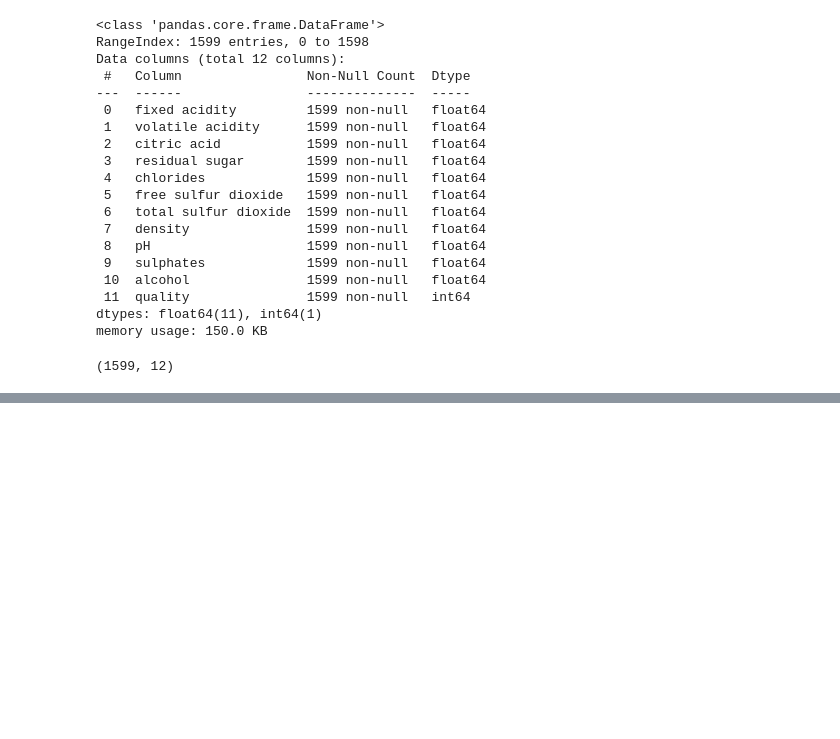
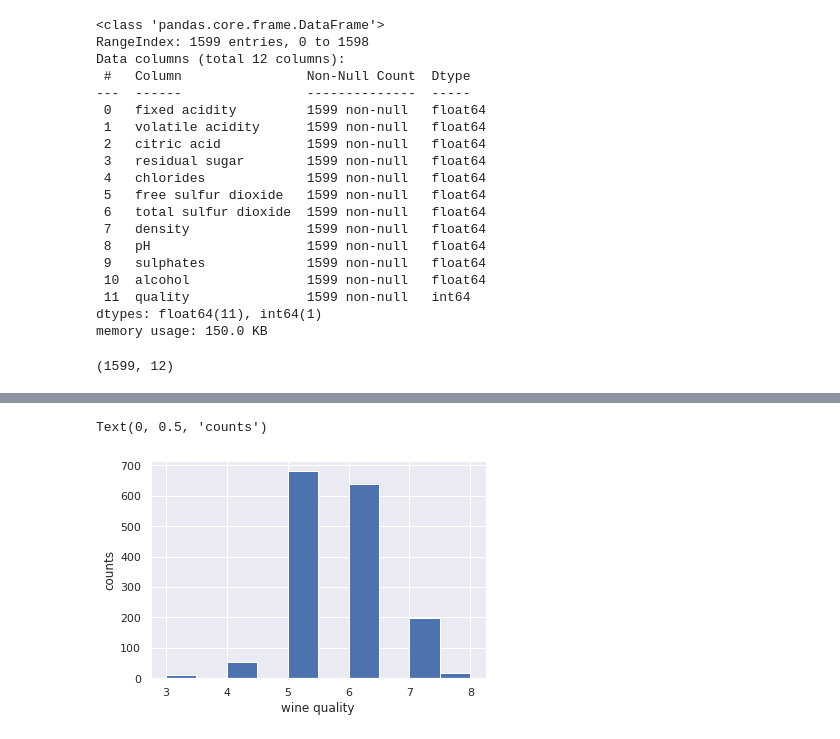
Before and after one commit to Animeshsinghiit/winequality_machine-learning, a Jupyter notebook: wine_quality.ipynb, the cells around one changed output, grey strips where cells are left out. Drawn from its saved outputs; the diff is of its cells as text; code cells hidden in the pictures; blank space fills up the shorter version.

```diff
--- a/wine_quality.ipynb
+++ b/wine_quality.ipynb
@@ -67,0 +90,8 @@ data.shape
+# %%
+sns.set()
+data.quality.hist()
+plt.xlabel('wine quality')
+plt.ylabel('counts')
+# %% [output]
+Text(0, 0.5, 'counts')
+[figure, added]
```
Also changed, not shown: parts of 6 cells of this notebook.
